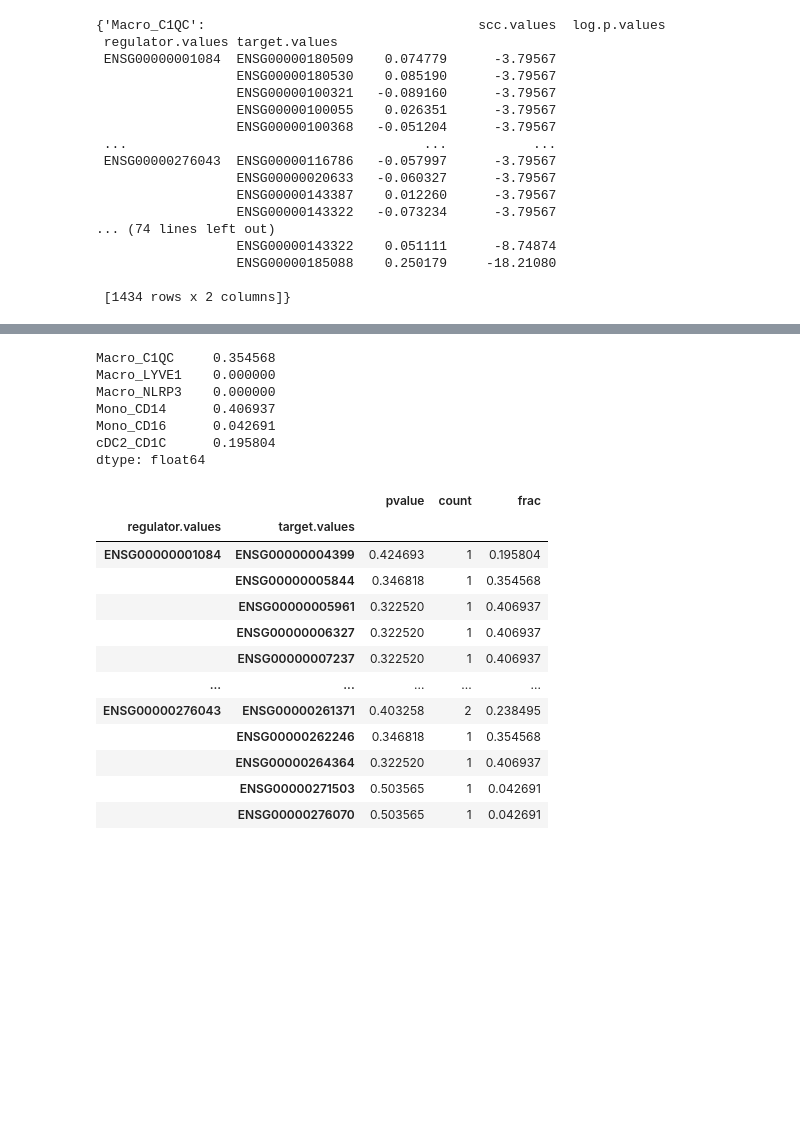
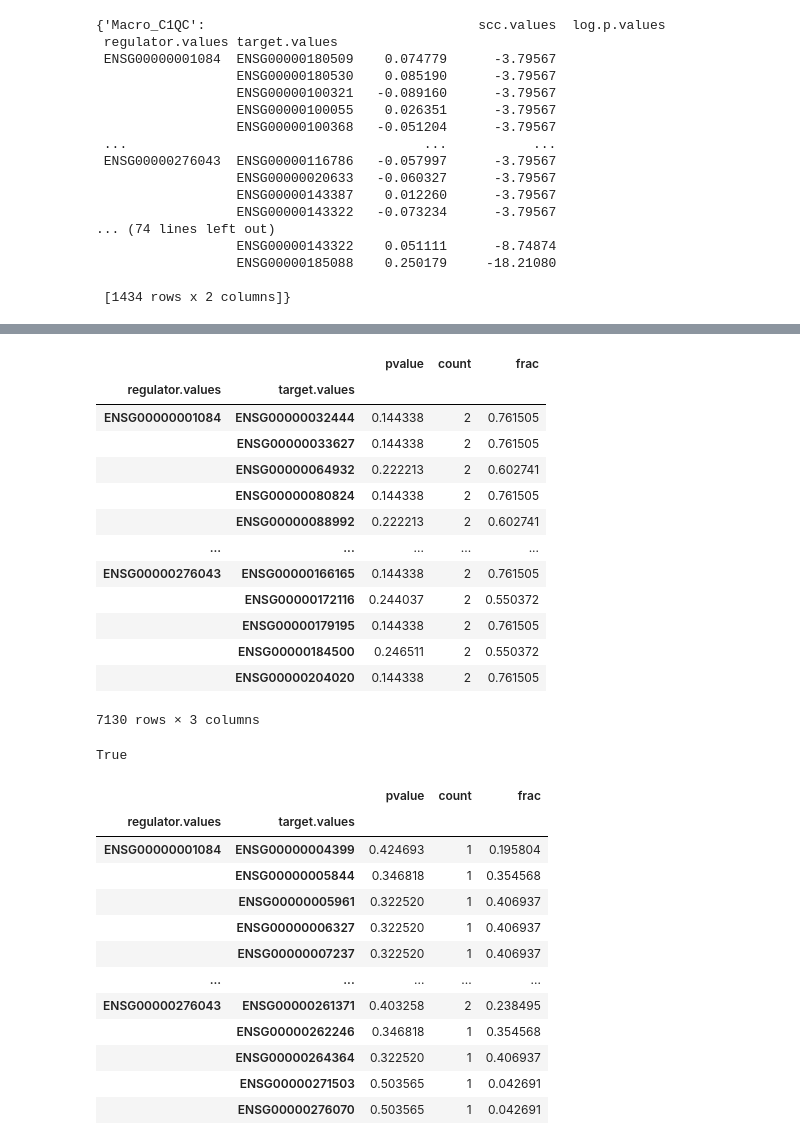
Before and after one commit to czi-ai/reg-net-llm, a Jupyter notebook: notebooks/infer_networks_mye.ipynb, the cells around one changed output, grey strips where cells are left out. Cells and saved outputs as stored; diff of their text form; code cells hidden in the pictures; blank space fills up the shorter version.

```diff
--- a/notebooks/infer_networks_mye.ipynb
+++ b/notebooks/infer_networks_mye.ipynb
@@ -269,7 +253,3 @@ i = 0
 classes = adata.uns["class_probs_names"]
 probs = adata.obsm["class_probs"][0]
 probs_pd = pd.Series(probs, index=classes).round(3)
-# %%
-for p, c in probs_pd.items():
-    print(p)
-    print(c)
@@ -290,7 +257,7 @@ cDC2_CD1C
 def jaccard_index(set1, set2):
     return len(set1 & set2) / len(set1 | set2)
 
-def infer_cell_network(probs, classes, class_networks, base_alpha):
+def infer_cell_network(probs, classes, class_networks, alpha, default_alpha, hard_assignment=False):
     """
     Infers a cell-specific network by computing expected p-values
     across class-specific networks weighted by class probabilities.
@@ -306,9 +273,13 @@ def infer_cell_network(probs, classes, class_networks, base_alpha):
     - pvals: list of aggregated expected p-values
     """
     probs_pd = pd.Series(probs, index=classes)
-    probs_pd = probs_pd[probs_pd > 0]
+
+    if hard_assignment:
+        class_hat = classes[probs_pd.argmax()]
+        return class_networks[class_hat]
 
     # identify candidate edges in tilde G_i
+    probs_pd = probs_pd[probs_pd > 0]
     edges = set()
     for c in probs_pd.index:
         edges_c = class_networks[c].index.tolist()
@@ -329,15 +300,13 @@ def infer_cell_network(probs, classes, class_networks, base_alpha):
                 count += 1
                 frac += p
             else:
-                pval_c = base_alpha
+                pval_c = default_alpha
             expected_pval += p * pval_c
         pvals.append(expected_pval)
         counts.append(count)
         fracs.append(frac)
 
-    edges = np.array(edges)
-    regulators = edges[:,0]
-    targets = edges[:,1]
+    regulators, targets = zip(*edges)
     cell_network = pd.DataFrame({
         REG_VALS: regulators,
         TAR_VALS: targets,
@@ -347,4 +316,8 @@ def infer_cell_network(probs, classes, class_networks, base_alpha):
     })
     cell_network = cell_network.set_index([REG_VALS, TAR_VALS])
 
+    cell_network = cell_network[cell_network["pvalue"] <= alpha]
+
     return cell_network
+
+network_cell_0_hard = infer_cell_network(probs, classes, class_networks, hard_assignment=True, alpha=0.25, default_alpha=(0.05 + 1)/2)
@@ -351,15 +422,26 @@ def infer_cell_network(probs, classes, class_networks, base_alpha):
 # %%
-network_cell_0 = infer_cell_network(probs, classes, class_networks, base_alpha=(0.05 + 1)/2)
+network_cell_0 = infer_cell_network(probs, classes, class_networks, alpha=0.25, default_alpha=(0.05 + 1)/2)
-# %%
-pd.Series(probs, index=classes)
-# %% [output]
-Macro_C1QC     0.354568
-Macro_LYVE1    0.000000
-Macro_NLRP3    0.000000
-Mono_CD14      0.406937
-Mono_CD16      0.042691
-cDC2_CD1C      0.195804
-dtype: float64
+# %%
+network_cell_0
+# %% [output]
+|  |  | pvalue | count | frac |
+| regulator.values | target.values |  |  |  |
+| ENSG00000001084 | ENSG00000032444 | 0.144338 | 2 | 0.761505 |
+|  | ENSG00000033627 | 0.144338 | 2 | 0.761505 |
+|  | ENSG00000064932 | 0.222213 | 2 | 0.602741 |
+|  | ENSG00000080824 | 0.144338 | 2 | 0.761505 |
+|  | ENSG00000088992 | 0.222213 | 2 | 0.602741 |
+| ... | ... | ... | ... | ... |
+| ENSG00000276043 | ENSG00000166165 | 0.144338 | 2 | 0.761505 |
+|  | ENSG00000172116 | 0.244037 | 2 | 0.550372 |
+|  | ENSG00000179195 | 0.144338 | 2 | 0.761505 |
+|  | ENSG00000184500 | 0.246511 | 2 | 0.550372 |
+|  | ENSG00000204020 | 0.144338 | 2 | 0.761505 |
+7130 rows × 3 columns
+# %%
+set(network_df.set_index([REG_VALS, TAR_VALS]).index) == set(network_cell_0.index)
+# %% [output]
+True
 # %%
 network_cell_0
 # %% [output]
```
Also changed, not shown: parts of 14 cells of this notebook, 6 other files.
